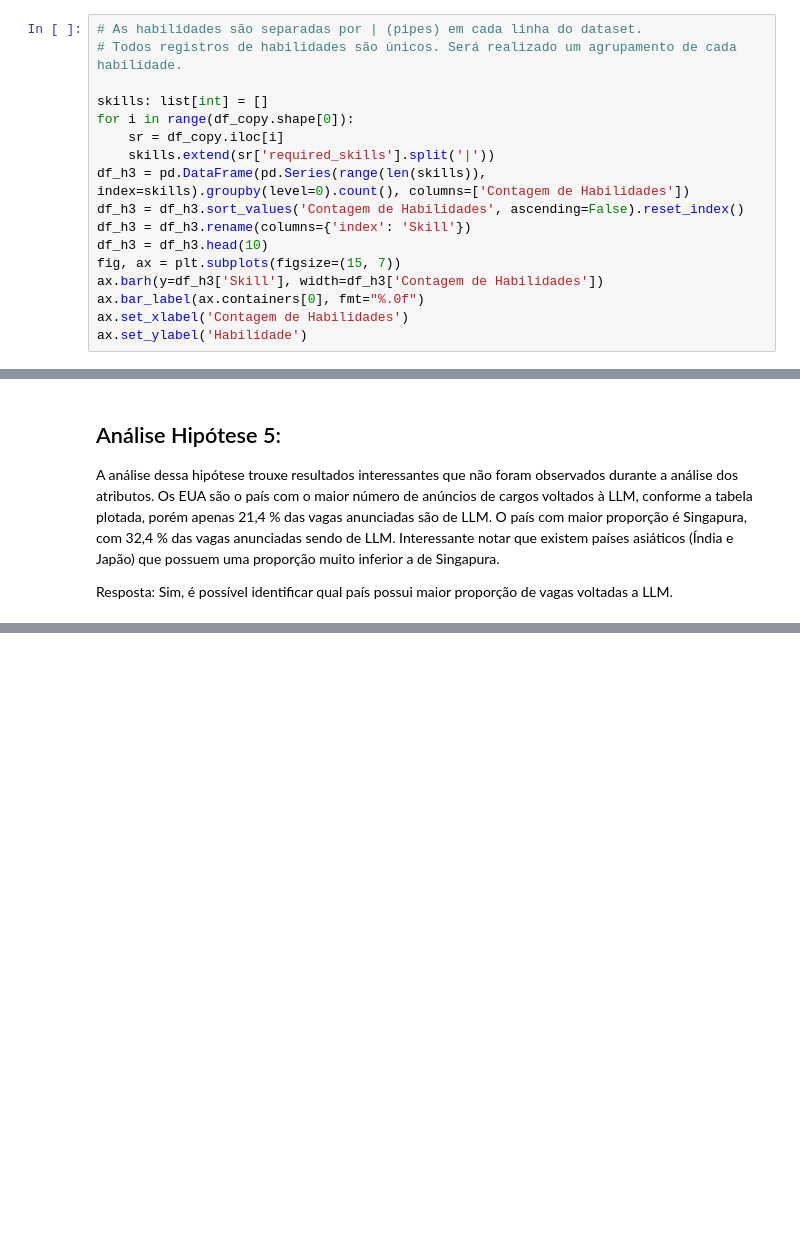
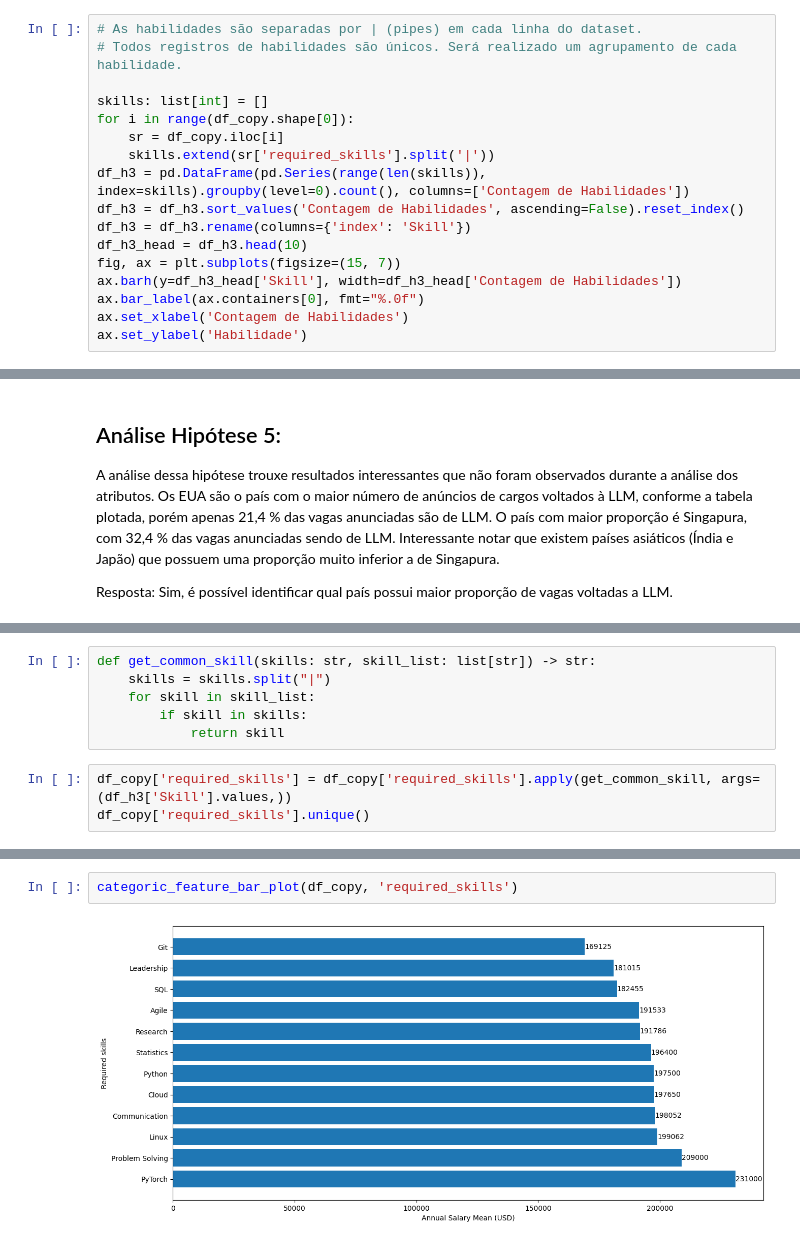
Before and after one commit to LucasDSF7/Data-Analysis-Puc-Rio, a Jupyter notebook: mvp/ia_jobs_market.ipynb, the cells around one changed output, grey strips where cells are left out. Drawn from its saved outputs; the diff is of its cells as text; blank space fills up the shorter version.

```diff
--- a/mvp/ia_jobs_market.ipynb
+++ b/mvp/ia_jobs_market.ipynb
@@ -612,9 +615,9 @@ for i in range(df_copy.shape[0]):
 df_h3 = pd.DataFrame(pd.Series(range(len(skills)), index=skills).groupby(level=0).count(), columns=['Contagem de Habilidades'])
 df_h3 = df_h3.sort_values('Contagem de Habilidades', ascending=False).reset_index()
 df_h3 = df_h3.rename(columns={'index': 'Skill'})
-df_h3 = df_h3.head(10)
+df_h3_head = df_h3.head(10)
 fig, ax = plt.subplots(figsize=(15, 7))
-ax.barh(y=df_h3['Skill'], width=df_h3['Contagem de Habilidades'])
+ax.barh(y=df_h3_head['Skill'], width=df_h3_head['Contagem de Habilidades'])
 ax.bar_label(ax.containers[0], fmt="%.0f")
 ax.set_xlabel('Contagem de Habilidades')
 ax.set_ylabel('Habilidade')
@@ -732,0 +752,9 @@ Resposta: Sim, é possível identificar qual país possui maior proporção de v
+# %%
+def get_common_skill(skills: str, skill_list: list[str]) -> str:
+    skills = skills.split("|")
+    for skill in skill_list:
+        if skill in skills:
+            return skill
+# %%
+df_copy['required_skills'] = df_copy['required_skills'].apply(get_common_skill, args=(df_h3['Skill'].values,))
+df_copy['required_skills'].unique()
@@ -732,0 +773,4 @@ Resposta: Sim, é possível identificar qual país possui maior proporção de v
+# %%
+categoric_feature_bar_plot(df_copy, 'required_skills')
+# %% [output]
+[figure, added]
```
Also changed, not shown: parts of 21 cells of this notebook.
